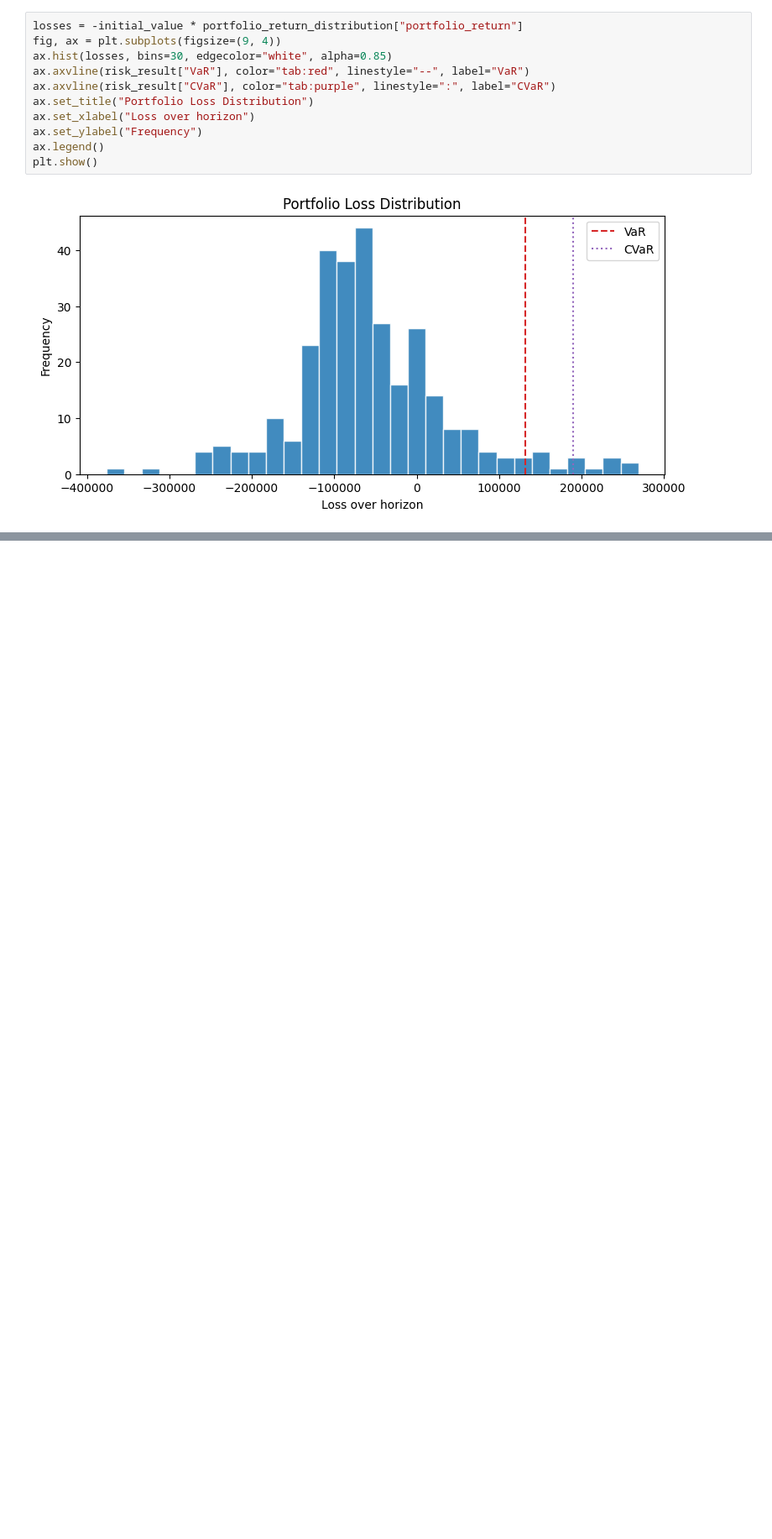
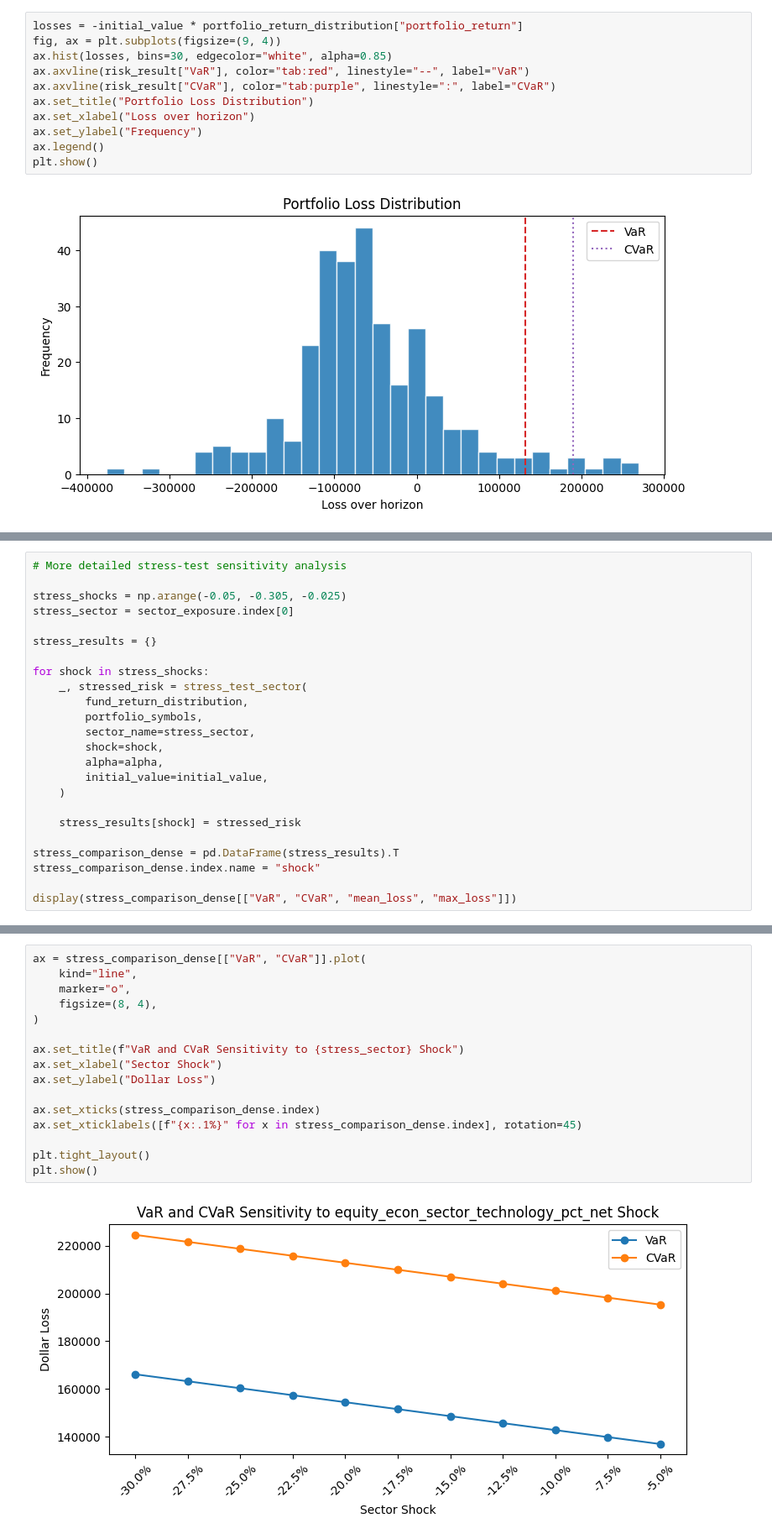
Before and after one commit to hss42soyo/TermProject, a Jupyter notebook: VaR_cVaR.ipynb, the cells around one changed output, grey strips where cells are left out. Shown at 84% size. Saved outputs shown, nothing was run; the diff lists cells and outputs as text; blank space fills up the shorter version.

```diff
--- a/VaR_cVaR.ipynb
+++ b/VaR_cVaR.ipynb
@@ -421,0 +749,24 @@ display(stressed_distribution.head())
+# %%
+# More detailed stress-test sensitivity analysis
+
+stress_shocks = np.arange(-0.05, -0.305, -0.025)
+stress_sector = sector_exposure.index[0]
+
+stress_results = {}
+
+for shock in stress_shocks:
+    _, stressed_risk = stress_test_sector(
+        fund_return_distribution,
+        portfolio_symbols,
+        sector_name=stress_sector,
+        shock=shock,
+        alpha=alpha,
+        initial_value=initial_value,
+    )
+
+    stress_results[shock] = stressed_risk
+
+stress_comparison_dense = pd.DataFrame(stress_results).T
+stress_comparison_dense.index.name = "shock"
+
+display(stress_comparison_dense[["VaR", "CVaR", "mean_loss", "max_loss"]])
@@ -421,0 +787,18 @@ display(stressed_distribution.head())
+# %%
+ax = stress_comparison_dense[["VaR", "CVaR"]].plot(
+    kind="line",
+    marker="o",
+    figsize=(8, 4),
+)
+
+ax.set_title(f"VaR and CVaR Sensitivity to {stress_sector} Shock")
+ax.set_xlabel("Sector Shock")
+ax.set_ylabel("Dollar Loss")
+
+ax.set_xticks(stress_comparison_dense.index)
+ax.set_xticklabels([f"{x:.1%}" for x in stress_comparison_dense.index], rotation=45)
+
+plt.tight_layout()
+plt.show()
+# %% [output]
+[figure, added]
```
Also changed, not shown: parts of 52 cells of this notebook.
